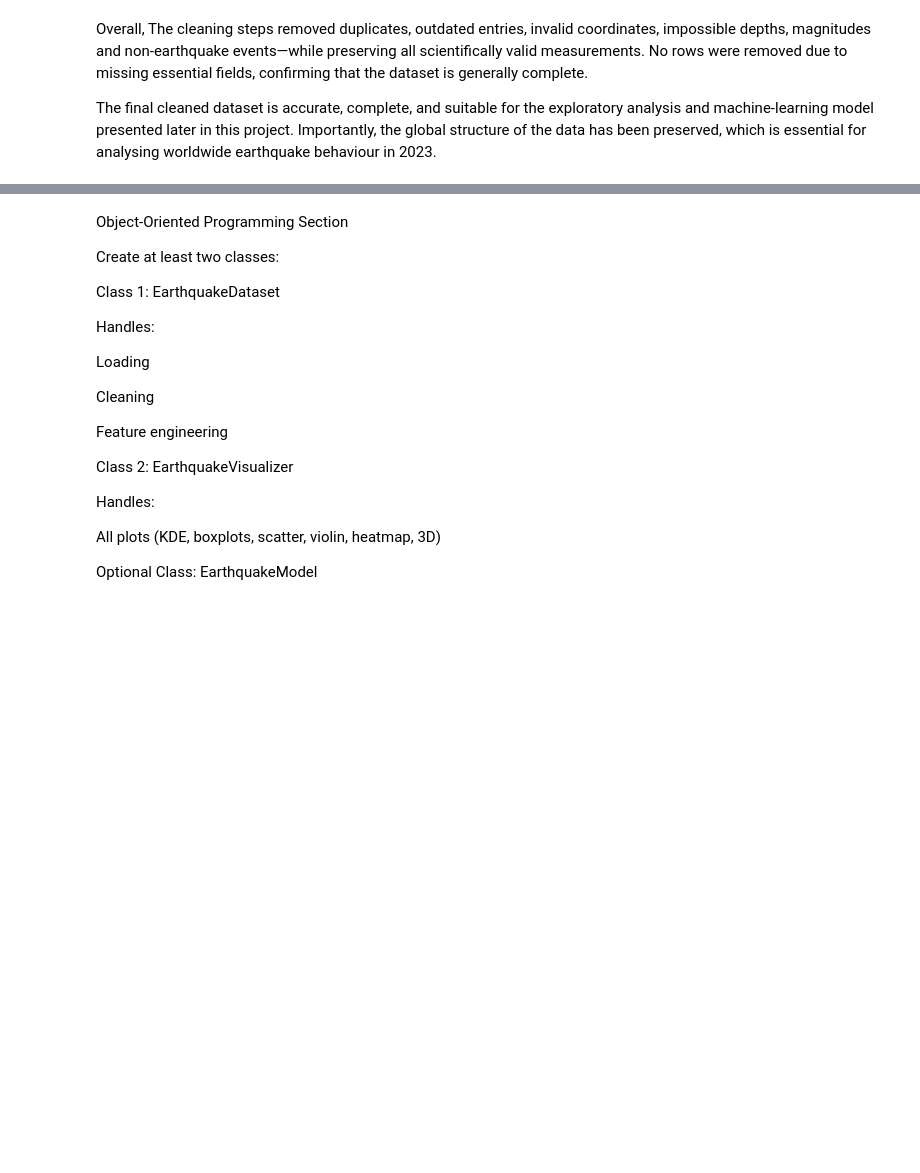
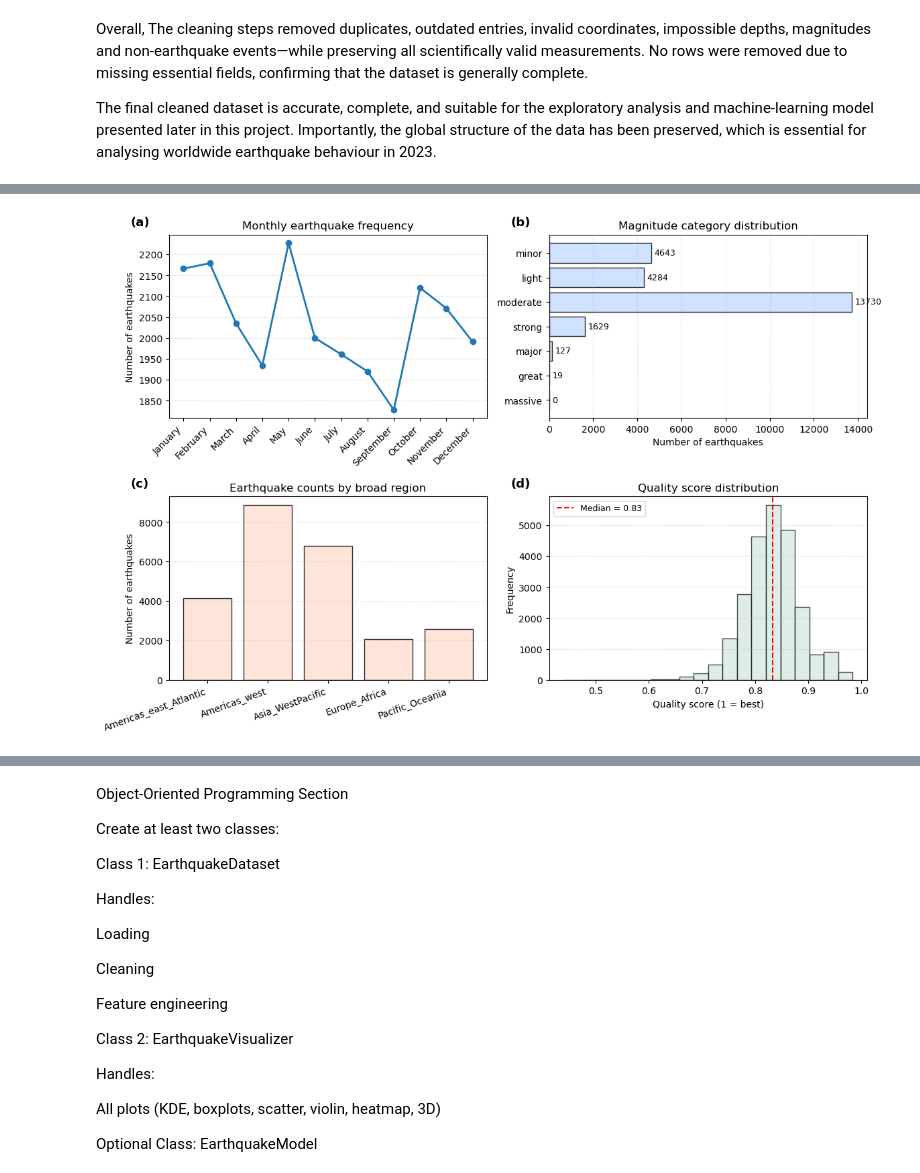
Before and after one commit to DanPenso/earthquake-data-analysis, a Jupyter notebook: earthquake_analysis.ipynb, the cells around one changed output, grey strips where cells are left out. Cells and saved outputs as stored; diff of their text form; code cells hidden in the pictures; blank space fills up the shorter version.

```diff
--- a/earthquake_analysis.ipynb
+++ b/earthquake_analysis.ipynb
@@ -843,0 +657,89 @@ section also supports reproducibility: any future update of the 2023 catalogue
+# %%
+import matplotlib.pyplot as plt
+import numpy as np
+
+fig, axes = plt.subplots(2, 2, figsize=(12, 8))
+axes = axes.ravel()
+labels = ['(a)', '(b)', '(c)', '(d)']
+
+# (a) Monthly frequency
+order_months = [
+    "January","February","March","April","May","June",
+    "July","August","September","October","November","December"
+]
+month_counts = (
+    featured_eq_df["month_name"]
+    .value_counts()
+    .reindex(order_months)
+    .fillna(0)
+)
+x = np.arange(len(order_months))
+axes[0].plot(x, month_counts.values, marker="o", linewidth=2)
+axes[0].set_title("Monthly earthquake frequency", fontsize=12)
+axes[0].set_xticks(x)
+axes[0].set_xticklabels(order_months, rotation=45, ha="right")
+axes[0].set_ylabel("Number of earthquakes")
+axes[0].grid(axis="y", linestyle="--", alpha=0.3)
+axes[0].text(-0.12, 1.05, labels[0], transform=axes[0].transAxes,
+             fontsize=13, fontweight="bold")
+
+# (b) Magnitude categories
+mag_counts = (
+    featured_eq_df["mag_category"]
+    .value_counts()
+    .sort_index()
+)
+y_pos = np.arange(len(mag_counts))
+axes[1].barh(y_pos, mag_counts.values, color="#cfe2ff", edgecolor="#2f2f2f")
+axes[1].set_yticks(y_pos)
+axes[1].set_yticklabels(mag_counts.index.astype(str))
+axes[1].invert_yaxis()
+axes[1].set_title("Magnitude category distribution", fontsize=12)
+axes[1].set_xlabel("Number of earthquakes")
+axes[1].grid(axis="x", linestyle="--", alpha=0.3)
+axes[1].text(-0.12, 1.05, labels[1], transform=axes[1].transAxes,
+             fontsize=13, fontweight="bold")
+for i, v in enumerate(mag_counts.values):
+    axes[1].text(v + mag_counts.values.max()*0.01, i, str(v),
+                 va="center", fontsize=9)
+
+# (c) Broad regions
+region_counts = (
+    featured_eq_df["broad_region"]
+    .value_counts()
+    .sort_index()
+)
+x2 = np.arange(len(region_counts))
+axes[2].bar(x2, region_counts.values, color="#ffe5d9", edgecolor="#2f2f2f")
+axes[2].set_xticks(x2)
+axes[2].set_xticklabels(region_counts.index.astype(str), rotation=20, ha="right")
+axes[2].set_title("Earthquake counts by broad region", fontsize=12)
+axes[2].set_ylabel("Number of earthquakes")
+axes[2].grid(axis="y", linestyle="--", alpha=0.3)
+axes[2].text(-0.12, 1.05, labels[2], transform=axes[2].transAxes,
+             fontsize=13, fontweight="bold")
+
+# (d) Quality score
+ax = axes[3]
+if "quality_score" in featured_eq_df.columns:
+    qs = featured_eq_df["quality_score"].dropna()
+    ax.hist(qs, bins=20, edgecolor="black", alpha=0.7, color="#d1e7dd")
+    median_qs = qs.median()
+    ax.axvline(median_qs, color="red", linestyle="--", linewidth=1.5,
+               label=f"Median = {median_qs:.2f}")
+    ax.set_title("Quality score distribution", fontsize=12)
+    ax.set_xlabel("Quality score (1 = best)")
+    ax.set_ylabel("Frequency")
+    ax.grid(axis="y", linestyle="--", alpha=0.3)
+    ax.legend(fontsize=9)
+else:
+    ax.text(0.5, 0.5, "quality_score not available",
+            ha="center", va="center", fontsize=11)
+    ax.axis("off")
+ax.text(-0.12, 1.05, labels[3], transform=ax.transAxes,
+        fontsize=13, fontweight="bold")
+
+plt.tight_layout()
+plt.show()
+# %% [output]
+[figure, added]
```
Also changed, not shown: parts of 37 cells of this notebook.
